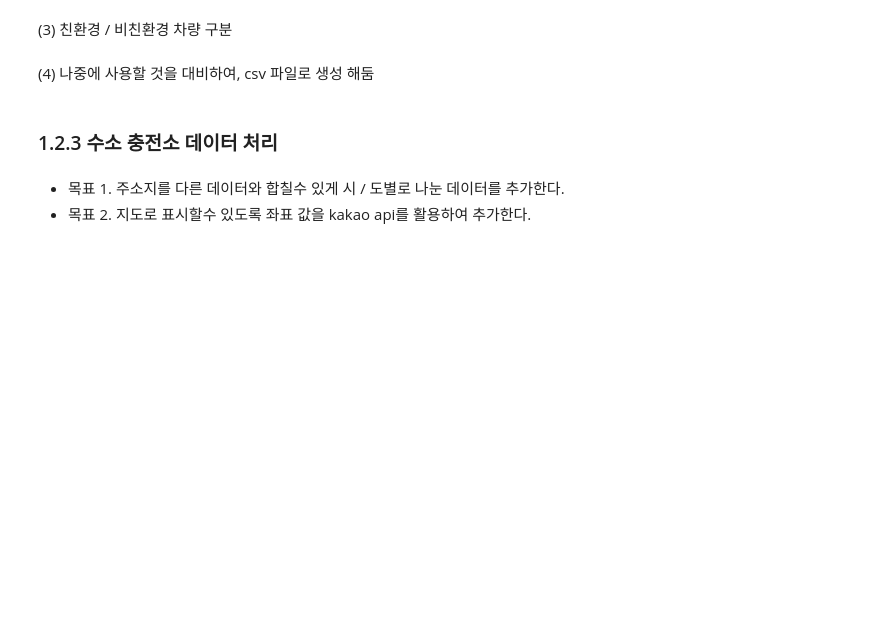
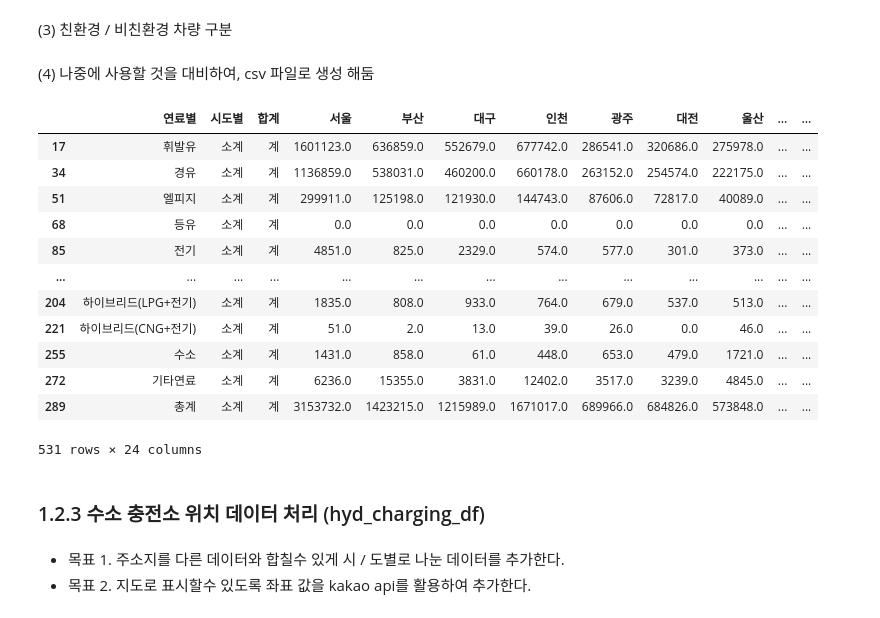
Before and after one commit to KernelTrek/ai_challenge, a Jupyter notebook: 1. 자동차_등록자료통계_전처리.ipynb, the cells around one changed output. Drawn from its saved outputs; the diff is of its cells as text; code cells hidden in the pictures; blank space fills up the shorter version.

```diff
--- a/1. 자동차_등록자료통계_전처리.ipynb
+++ b/1. 자동차_등록자료통계_전처리.ipynb
@@ -85,7 +114,7 @@ for car_file in car_file_list:
 (2) 불필요한 데이터 제거
 # %%
 # 소계 중 한대도 없는 차량의 경우 제거
-car_list_df = tmp_df[tmp_df['계'] != 0.0]
+car_list_df = car_list_df[car_list_df['계'] != 0.0]
 
 # 불필요한 행 제거
-car_list_df = tmp_df.drop('Unnamed: 21', axis=1
+car_list_df = car_list_df.drop('Unnamed: 21', axis=1)
@@ -107,8 +134,24 @@ car_list_df['친환경'] = tmp_lst
 # %%
 #csv 형태로 변환 저장 [한글 깨짐 방지를 위해 utf-8 설정]
 car_list_df.to_csv(os.path.join(path, 'total_car_info.csv'),mode = 'w',encoding='utf-8-sig')
+# %%
+car_list_df
+# %% [output]
+|  | 연료별 | 시도별 | 합계 | 서울 | 부산 | 대구 | 인천 | 광주 | 대전 | 울산 | ... | ... |
+| 17 | 휘발유 | 소계 | 계 | 1601123.0 | 636859.0 | 552679.0 | 677742.0 | 286541.0 | 320686.0 | 275978.0 | ... | ... |
+| 34 | 경유 | 소계 | 계 | 1136859.0 | 538031.0 | 460200.0 | 660178.0 | 263152.0 | 254574.0 | 222175.0 | ... | ... |
+| 51 | 엘피지 | 소계 | 계 | 299911.0 | 125198.0 | 121930.0 | 144743.0 | 87606.0 | 72817.0 | 40089.0 | ... | ... |
+| 68 | 등유 | 소계 | 계 | 0.0 | 0.0 | 0.0 | 0.0 | 0.0 | 0.0 | 0.0 | ... | ... |
+| 85 | 전기 | 소계 | 계 | 4851.0 | 825.0 | 2329.0 | 574.0 | 577.0 | 301.0 | 373.0 | ... | ... |
+| ... | ... | ... | ... | ... | ... | ... | ... | ... | ... | ... | ... | ... |
+| 204 | 하이브리드(LPG+전기) | 소계 | 계 | 1835.0 | 808.0 | 933.0 | 764.0 | 679.0 | 537.0 | 513.0 | ... | ... |
+| 221 | 하이브리드(CNG+전기) | 소계 | 계 | 51.0 | 2.0 | 13.0 | 39.0 | 26.0 | 0.0 | 46.0 | ... | ... |
+| 255 | 수소 | 소계 | 계 | 1431.0 | 858.0 | 61.0 | 448.0 | 653.0 | 479.0 | 1721.0 | ... | ... |
+| 272 | 기타연료 | 소계 | 계 | 6236.0 | 15355.0 | 3831.0 | 12402.0 | 3517.0 | 3239.0 | 4845.0 | ... | ... |
+| 289 | 총계 | 소계 | 계 | 3153732.0 | 1423215.0 | 1215989.0 | 1671017.0 | 689966.0 | 684826.0 | 573848.0 | ... | ... |
+531 rows × 24 columns
 # %% [markdown]
-### 1.2.3 수소 충전소 데이터 처리
+### 1.2.3 수소 충전소 위치 데이터 처리  (hyd_charging_df)
 # %% [markdown]
 * 목표 1. 주소지를 다른 데이터와 합칠수 있게 시 / 도별로 나눈 데이터를 추가한다.
 * 목표 2. 지도로 표시할수 있도록 좌표 값을 kakao api를 활용하여 추가한다.
```
Also changed, not shown: parts of 55 cells of this notebook.
